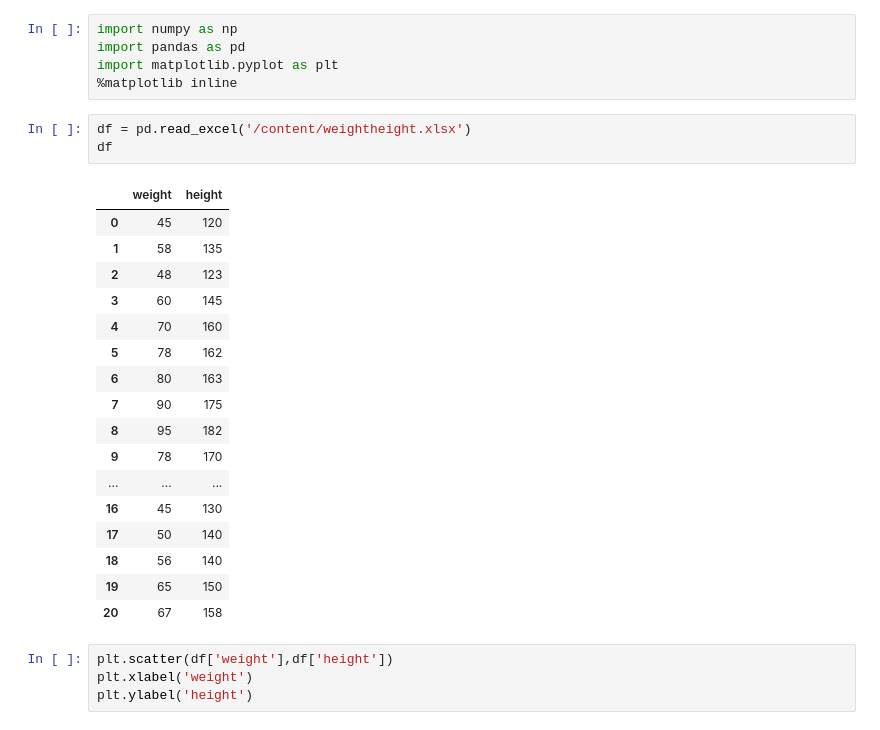
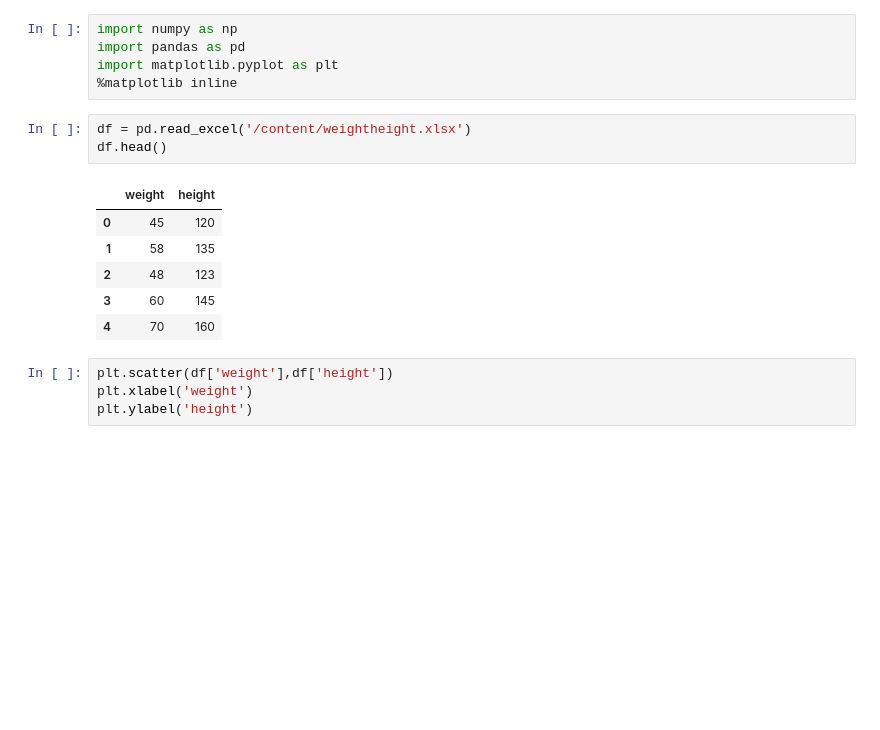
Before and after one commit to hitanshu5/MachineLearning, a Jupyter notebook: LinearRegression.ipynb, the cells around one changed output. Drawn from its saved outputs; the diff is of its cells as text; blank space fills up the shorter version.

```diff
--- a/LinearRegression.ipynb
+++ b/LinearRegression.ipynb
@@ -7,25 +7,14 @@ import matplotlib.pyplot as plt
 %matplotlib inline
 # %%
 df = pd.read_excel('/content/weightheight.xlsx')
-df
+df.head()
 # %% [output]
 |  | weight | height |
 | 0 | 45 | 120 |
 | 1 | 58 | 135 |
 | 2 | 48 | 123 |
 | 3 | 60 | 145 |
 | 4 | 70 | 160 |
-| 5 | 78 | 162 |
-| 6 | 80 | 163 |
-| 7 | 90 | 175 |
-| 8 | 95 | 182 |
-| 9 | 78 | 170 |
-| ... | ... | ... |
-| 16 | 45 | 130 |
-| 17 | 50 | 140 |
-| 18 | 56 | 140 |
-| 19 | 65 | 150 |
-| 20 | 67 | 158 |
 # %%
 plt.scatter(df['weight'],df['height'])
 plt.xlabel('weight')
```
Also changed, not shown: parts of 6 cells of this notebook.
